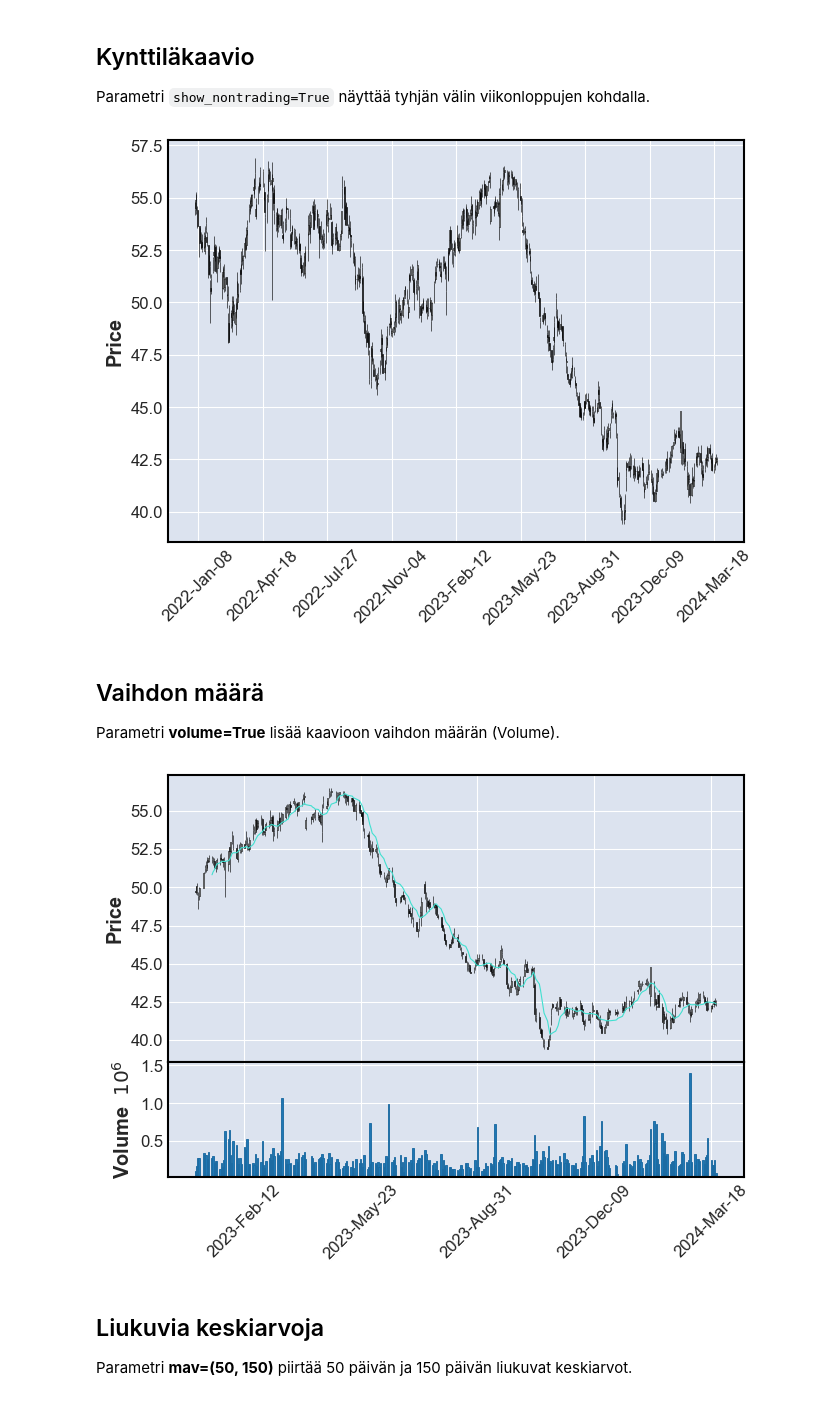
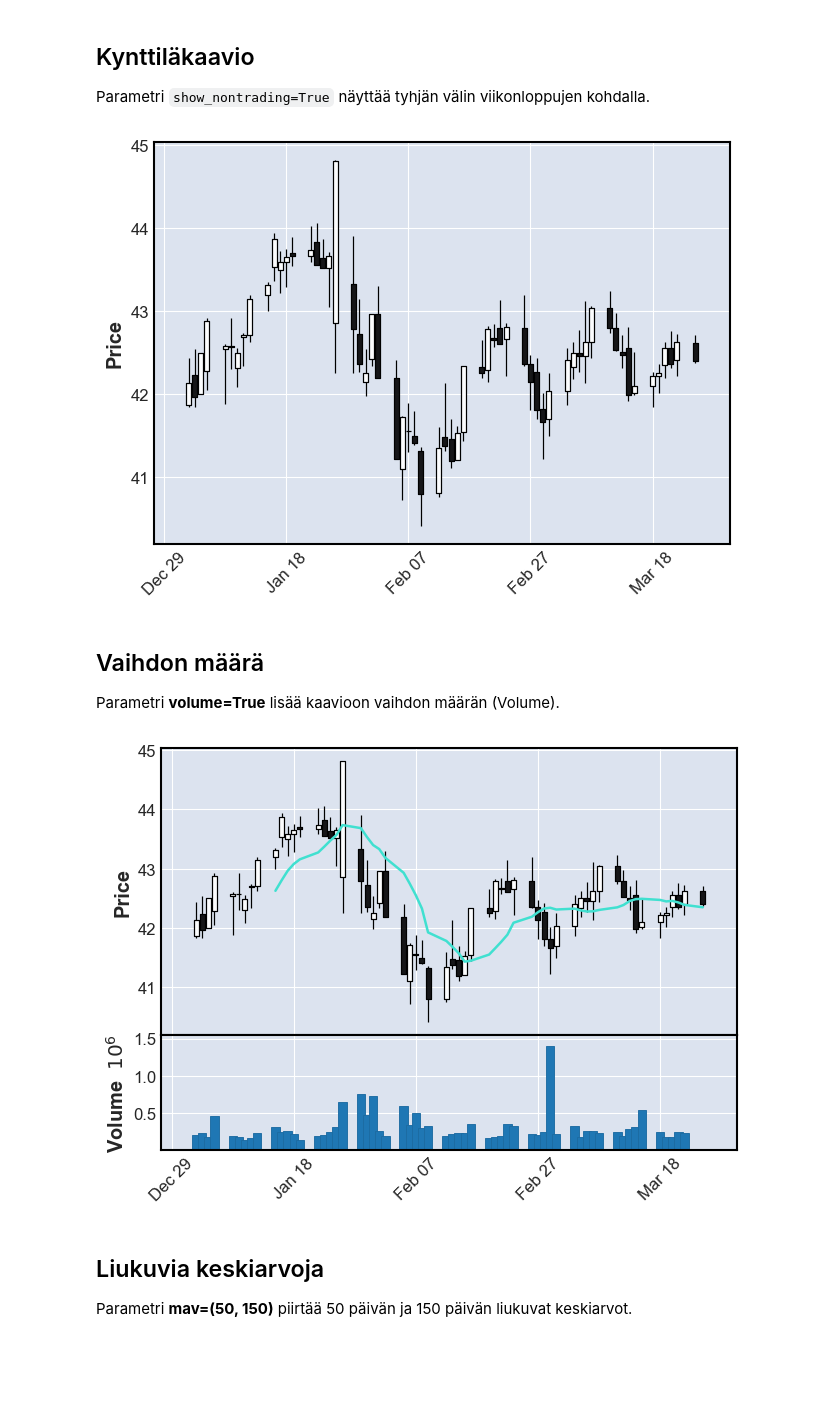
Before and after one commit to taanila/aikasarjat, a Jupyter notebook: mplfinance.ipynb, the cells around one changed output. Drawn from its saved outputs; the diff is of its cells as text; code cells hidden in the pictures; blank space fills up the shorter version.

```diff
--- a/mplfinance.ipynb
+++ b/mplfinance.ipynb
@@ -20,7 +20,7 @@ import mplfinance as mpf
 
 Kurssihistorioita voit noutaa Yahoo Finance -palvelusta. Voit googlata muiden osakkeiden nimiä. Esimerkiksi halulla 'yahoo finance kemira' löydät Kemiran tunnuksen Yahoossa.
 # %%
-elisa = yf.download('ELISA.HE', start='2022-1-1')
+elisa = yf.download('ELISA.HE', start='2023-1-1')
 elisa
 # %% [output]
 [*********************100%%**********************]  1 of 1 completed
@@ -45,17 +45,17 @@ elisa
 
 Parametri `show_nontrading=True` näyttää tyhjän välin viikonloppujen kohdalla.
 # %%
-mpf.plot(elisa['2022-1':], type='candle', show_nontrading=True)
+mpf.plot(elisa['2024-1':], type='candle', show_nontrading=True)
 # %% [output]
-[figure, old version]
+[figure, new version]
 # %% [markdown]
 ## Vaihdon määrä
 
 Parametri **volume=True** lisää kaavioon vaihdon määrän (Volume).
 # %%
-mpf.plot(elisa['2023-1':], type='candle', mav=(10), volume=True, show_nontrading=True)
+mpf.plot(elisa['2024-1':], type='candle', mav=(10), volume=True, show_nontrading=True)
 # %% [output]
-[figure, old version]
+[figure, new version]
 # %% [markdown]
 ## Liukuvia keskiarvoja
 
```
Also changed, not shown: parts of 2 cells of this notebook.
